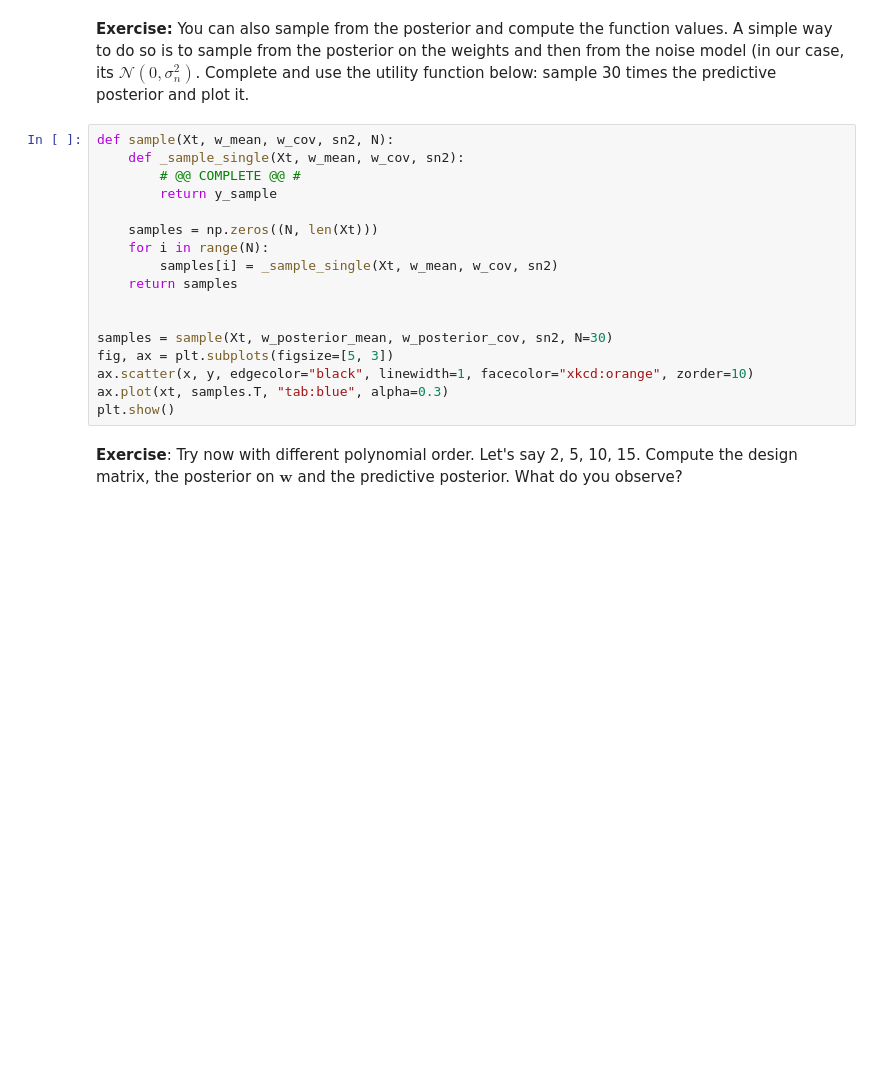
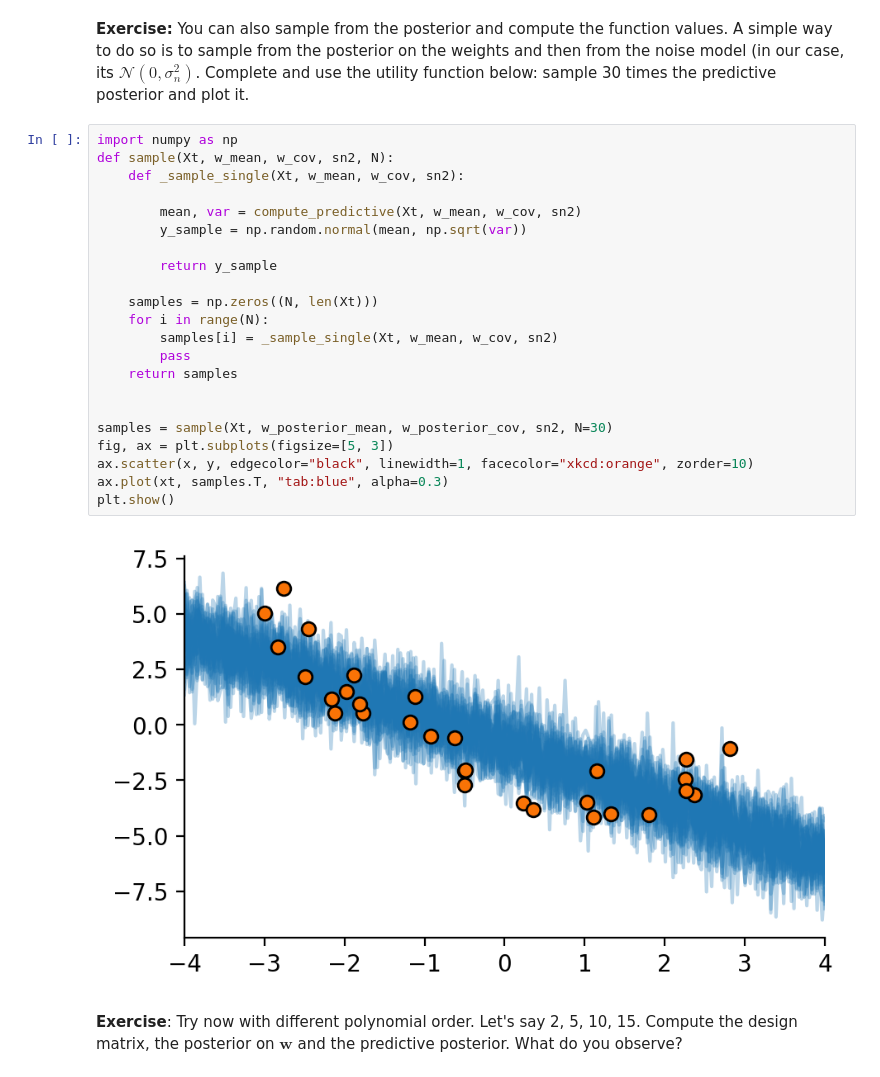
Before and after one commit to Codex1er/asi-labs, a Jupyter notebook: lab_week1-public/Bayesian_Linear_Regression.ipynb, the cells around one changed output. Drawn from its saved outputs; the diff is of its cells as text; blank space fills up the shorter version.

```diff
--- a/lab_week1-public/Bayesian_Linear_Regression.ipynb
+++ b/lab_week1-public/Bayesian_Linear_Regression.ipynb
@@ -307,22 +321,29 @@ plt.show()
 **Exercise:** You can also sample from the posterior and compute the function values. A simple way to do so is to sample from the posterior on the weights and then from the noise model (in our case, its $\mathcal{N}(0, \sigma_n^2)$.
 Complete and use the utility function below: sample 30 times the predictive posterior and plot it.
 # %%
+import numpy as np
 def sample(Xt, w_mean, w_cov, sn2, N):
     def _sample_single(Xt, w_mean, w_cov, sn2):
-        # @@ COMPLETE @@ #
+
+        mean, var = compute_predictive(Xt, w_mean, w_cov, sn2)
+        y_sample = np.random.normal(mean, np.sqrt(var))
+
         return y_sample
 
     samples = np.zeros((N, len(Xt)))
     for i in range(N):
         samples[i] = _sample_single(Xt, w_mean, w_cov, sn2)
+        pass
     return samples
 
 
 samples = sample(Xt, w_posterior_mean, w_posterior_cov, sn2, N=30)
 fig, ax = plt.subplots(figsize=[5, 3])
 ax.scatter(x, y, edgecolor="black", linewidth=1, facecolor="xkcd:orange", zorder=10)
 ax.plot(xt, samples.T, "tab:blue", alpha=0.3)
 plt.show()
+# %% [output]
+[figure, added]
 # %% [markdown]
 **Exercise**: Try now with different polynomial order. Let's say 2, 5, 10, 15. Compute the design matrix, the posterior on $\mathbf{w}$ and the predictive posterior. What do you observe?
 # %%
```
Also changed, not shown: parts of 13 cells of this notebook.
